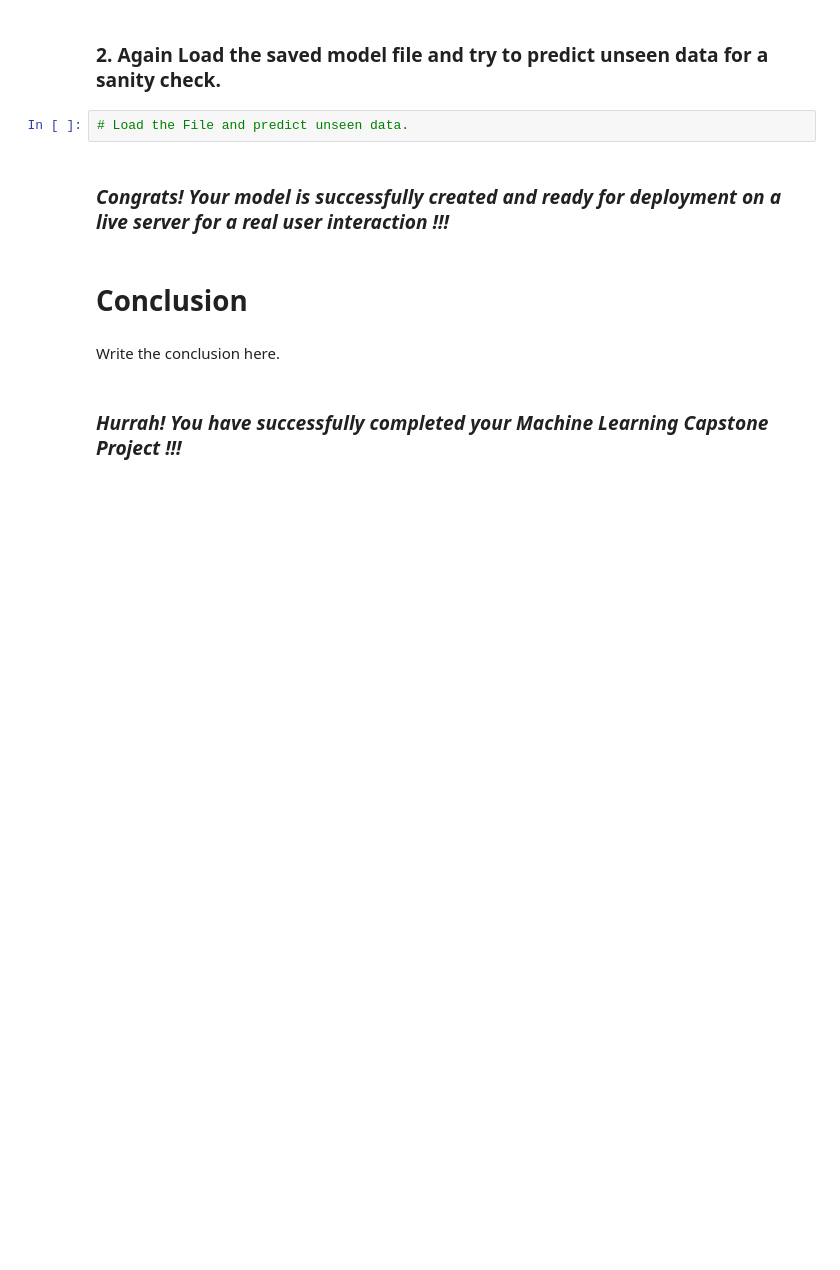
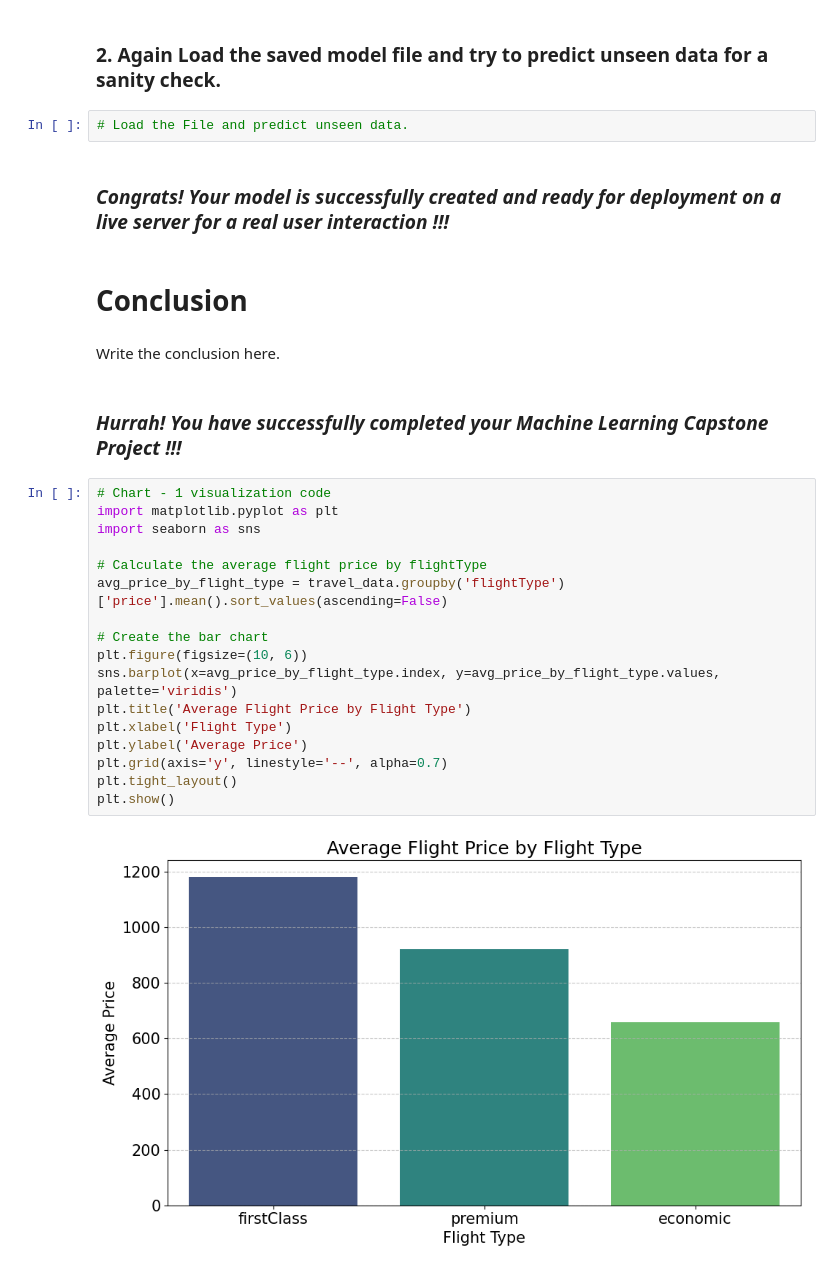
Before and after one commit to amol004/Voyage-Analytics-Integrating-MLOps-in-Travel, a Jupyter notebook: Capstone_Project_Productionization_of_ML_Systems.ipynb, the cells around one changed output. Cells and saved outputs as stored; diff of their text form; blank space fills up the shorter version.

```diff
--- a/Capstone_Project_Productionization_of_ML_Systems.ipynb
+++ b/Capstone_Project_Productionization_of_ML_Systems.ipynb
@@ -1220,3 +1205,22 @@ Answer Here.
 Write the conclusion here.
 # %% [markdown]
 ### ***Hurrah! You have successfully completed your Machine Learning Capstone Project !!!***
+# %%
+# Chart - 1 visualization code
+import matplotlib.pyplot as plt
+import seaborn as sns
+
+# Calculate the average flight price by flightType
+avg_price_by_flight_type = travel_data.groupby('flightType')['price'].mean().sort_values(ascending=False)
+
+# Create the bar chart
+plt.figure(figsize=(10, 6))
+sns.barplot(x=avg_price_by_flight_type.index, y=avg_price_by_flight_type.values, palette='viridis')
+plt.title('Average Flight Price by Flight Type')
+plt.xlabel('Flight Type')
+plt.ylabel('Average Price')
+plt.grid(axis='y', linestyle='--', alpha=0.7)
+plt.tight_layout()
+plt.show()
+# %% [output]
+[figure, added]
```
Also changed, not shown: parts of 29 cells of this notebook.
